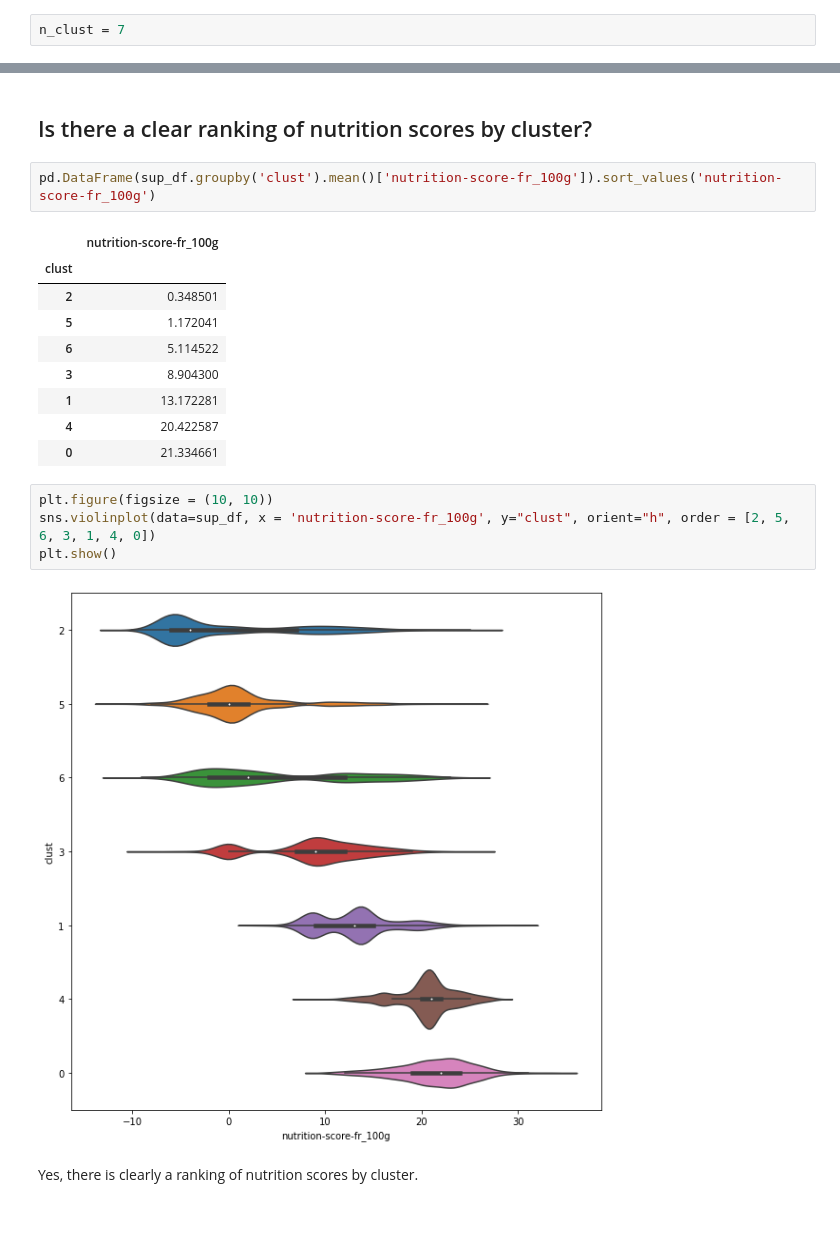
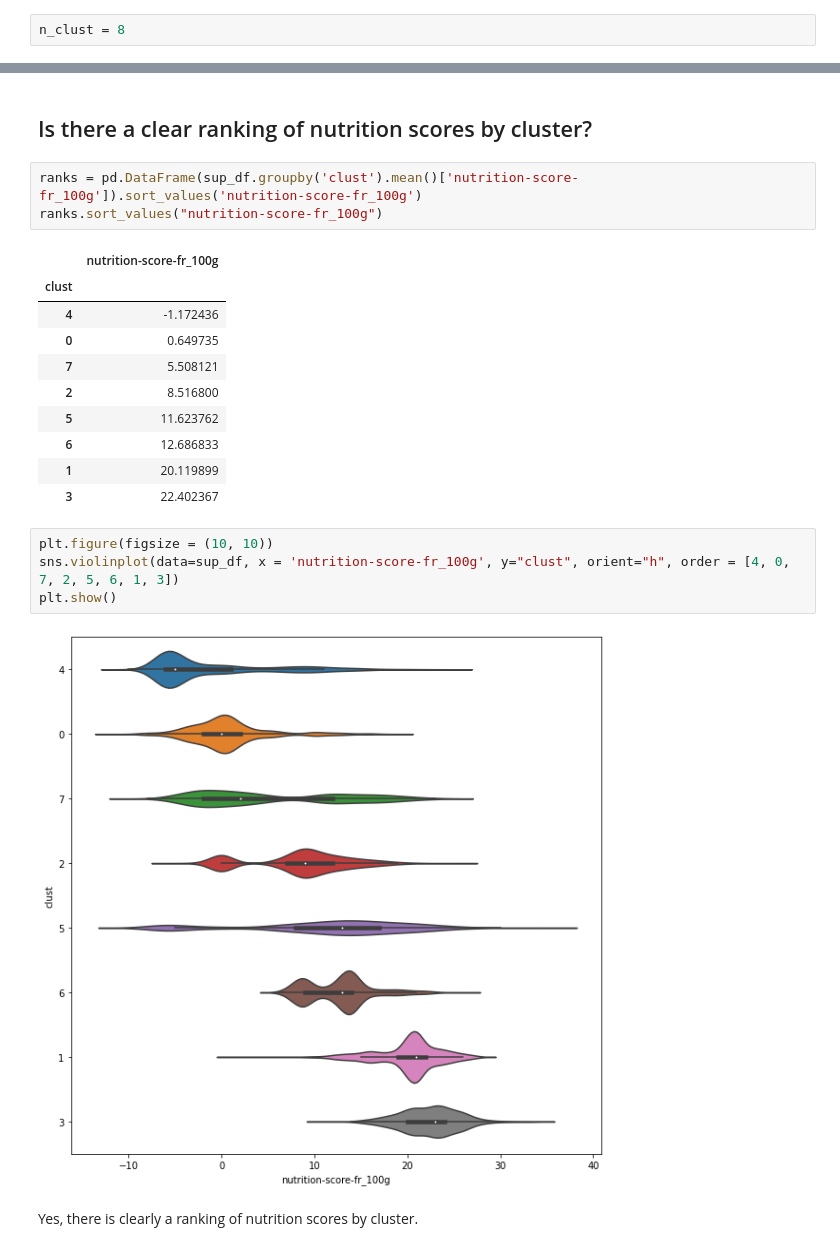
Before and after one commit to gabet2/STAT542, a Jupyter notebook: gabet/0_Preprocess.ipynb, the cells around one changed output, grey strips where cells are left out. Saved outputs shown, nothing was run; the diff lists cells and outputs as text; blank space fills up the shorter version.

```diff
--- a/gabet/0_Preprocess.ipynb
+++ b/gabet/0_Preprocess.ipynb
@@ -175,7 +175,7 @@ clust_df.describe()
 # %% [markdown]
 ### Kmeans
 # %%
-n_clust = 7
+n_clust = 8
 # %%
 X = np.array(clust_df.drop(["ingredients_text"], axis = 1))
 kmeans = KMeans(n_clusters = n_clust, random_state = 69).fit(X)
@@ -330,23 +326,25 @@ sup_df
 # %% [markdown]
 ## Is there a clear ranking of nutrition scores by cluster?
 # %%
-pd.DataFrame(sup_df.groupby('clust').mean()['nutrition-score-fr_100g']).sort_values('nutrition-score-fr_100g')
+ranks = pd.DataFrame(sup_df.groupby('clust').mean()['nutrition-score-fr_100g']).sort_values('nutrition-score-fr_100g')
+ranks.sort_values("nutrition-score-fr_100g")
 # %% [output]
 |  | nutrition-score-fr_100g |
 | clust |  |
-| 2 | 0.348501 |
-| 5 | 1.172041 |
-| 6 | 5.114522 |
-| 3 | 8.904300 |
-| 1 | 13.172281 |
-| 4 | 20.422587 |
-| 0 | 21.334661 |
+| 4 | -1.172436 |
+| 0 | 0.649735 |
+| 7 | 5.508121 |
+| 2 | 8.516800 |
+| 5 | 11.623762 |
+| 6 | 12.686833 |
+| 1 | 20.119899 |
+| 3 | 22.402367 |
 # %%
 plt.figure(figsize = (10, 10))
-sns.violinplot(data=sup_df, x = 'nutrition-score-fr_100g', y="clust", orient="h", order = [2, 5, 6, 3, 1, 4, 0])
+sns.violinplot(data=sup_df, x = 'nutrition-score-fr_100g', y="clust", orient="h", order = [4, 0, 7, 2, 5, 6, 1, 3])
 plt.show()
 # %% [output]
-[figure, old version]
+[figure, new version]
 # %% [markdown]
 Yes, there is clearly a ranking of nutrition scores by cluster.
 # %% [markdown]
```
Also changed, not shown: parts of 19 cells of this notebook.
